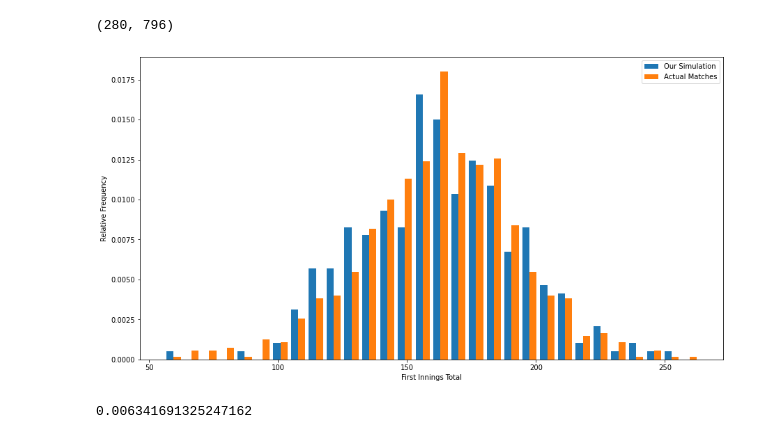
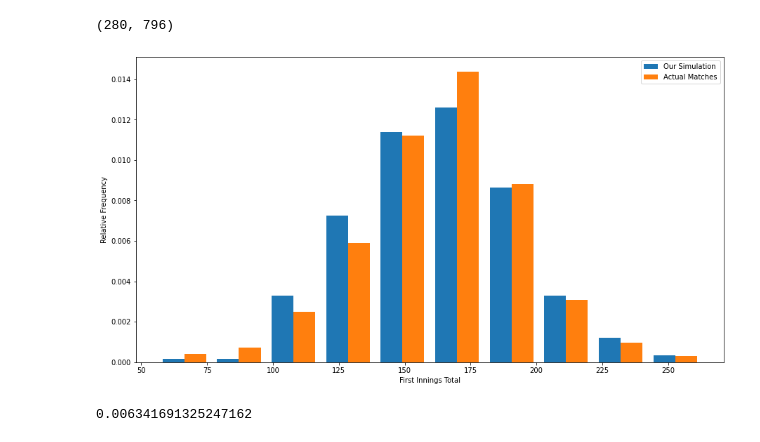
Before and after one commit to AravindM2803/IPL-Simulator, a Jupyter notebook: iplsim-dense/Evaluate.ipynb, the cells around one changed output. Drawn from its saved outputs; the diff is of its cells as text; code cells hidden in the pictures.

```diff
--- a/iplsim-dense/Evaluate.ipynb
+++ b/iplsim-dense/Evaluate.ipynb
@@ -19,8 +19,8 @@ model_inn1 = tf.keras.models.load_model('Models\Inn1-HeavyDense-ep20to50\cp-0029
 model_inn2 = tf.keras.models.load_model('Models\Inn2-HeavyDenseRequired-ep30to50\cp-0016.h5')
 # %%
 evaluator = EvaluationMetrics(model_inn1, model_inn2,
-                              )
-                            #   "Evaluation/tournament1.pkl")
+                              # )
+                              "Evaluation/tournament3_1.pkl")
 # %%
 # set_bs = set(BS_Cols)
 # for i in evaluator.teams:
@@ -144,15 +89,15 @@ len(evaluator.total_stat), len(actualstat.total_stat)
 (280, 796)
 # %%
 import matplotlib.pyplot as plt
-plt.hist([evaluator.total_stat, actualstat.total_stat], density=True, bins=30, label=["Our Simulation", "Actual Matches"])
+plt.hist([evaluator.total_stat, actualstat.total_stat], density=True, bins=10, label=["Our Simulation", "Actual Matches"])
 plt.legend()
 plt.xlabel("First Innings Total")
 plt.ylabel("Relative Frequency")
 fig = plt.gcf()
 fig.set_size_inches(15, 8)
 plt.show()
 # %% [output]
-[figure, old version]
+[figure, new version]
 # %%
 import statistics
 import math
```
Also changed, not shown: parts of 7 cells of this notebook.
